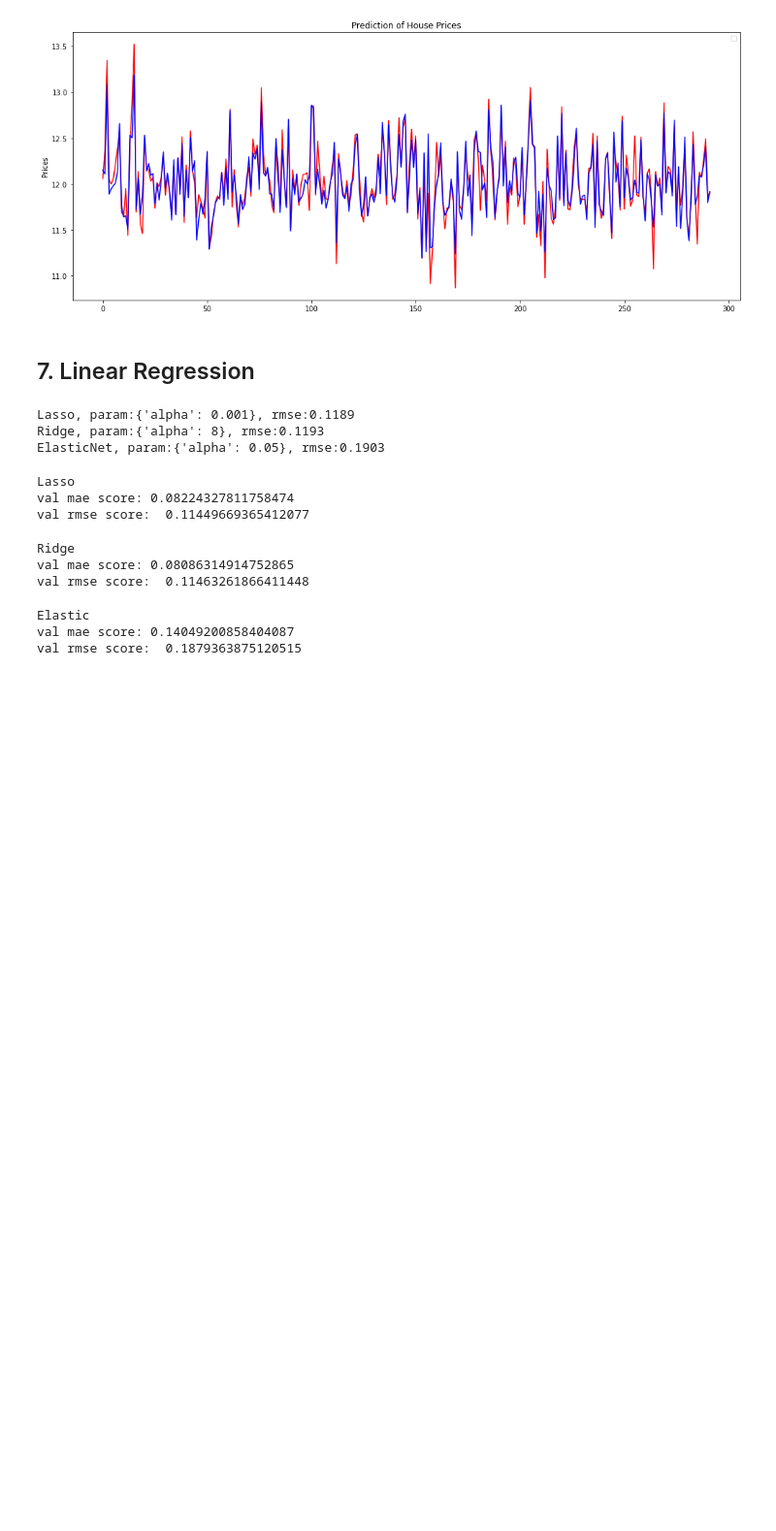
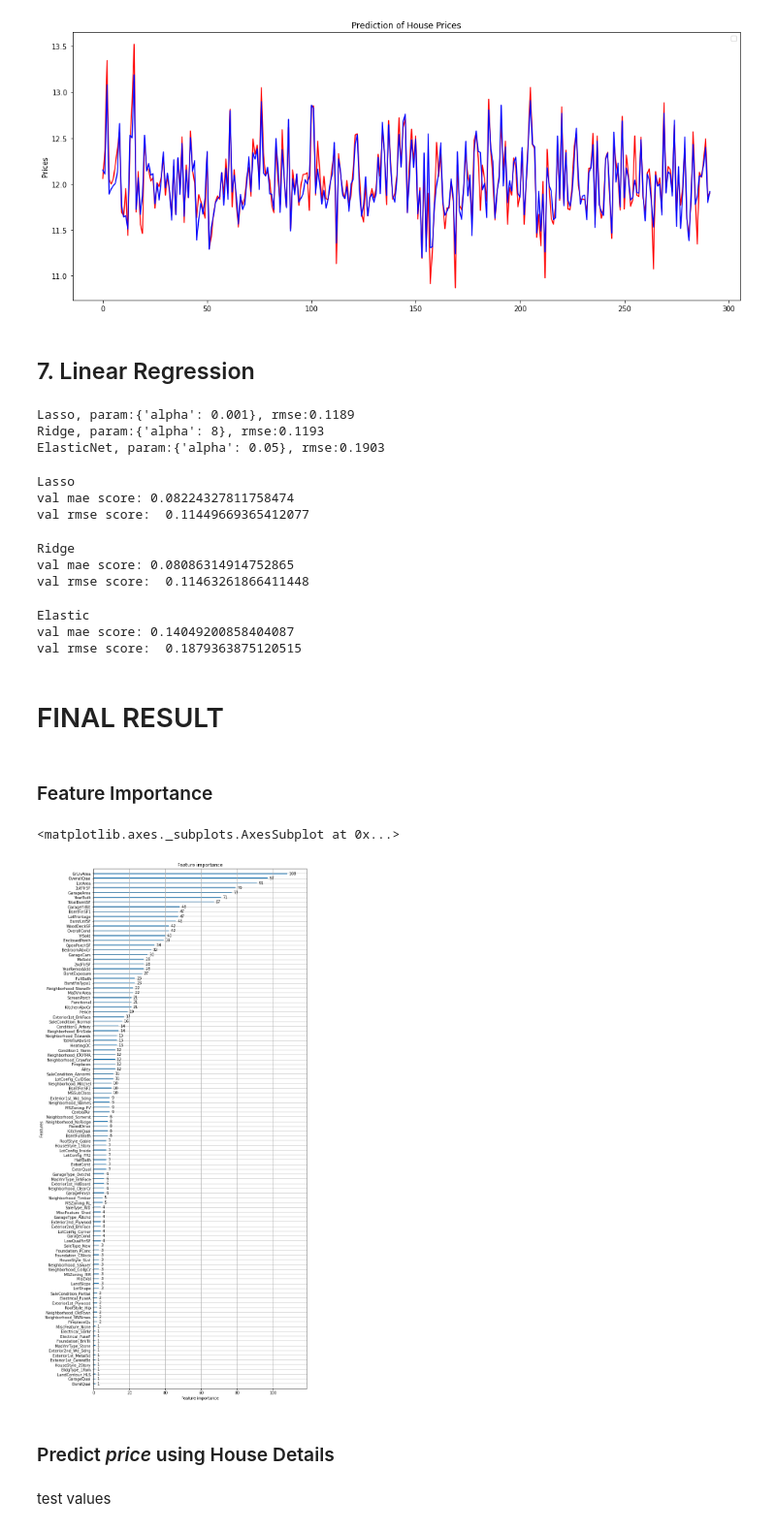
Before and after one commit to sunnyineverywhere/ML_KINML, a Jupyter notebook: House_Price_Prediction.ipynb, the cells around one changed output. Shown at 97% size. Saved outputs shown, nothing was run; the diff lists cells and outputs as text; code cells hidden in the pictures; blank space fills up the shorter version.

Commit message:
✨ feat: add result code

```diff
--- a/House_Price_Prediction.ipynb
+++ b/House_Price_Prediction.ipynb
@@ -626,3 +626,17 @@ print('val rmse score: ', math.sqrt(mean_squared_error(y_test, elastic_pred)))
 Elastic
 val mae score: 0.14049200858404087
 val rmse score:  0.1879363875120515
+# %% [markdown]
+# FINAL RESULT
+# %% [markdown]
+### Feature Importance
+# %%
+fig, ax = plt.subplots(figsize=(10,25))
+lgb.plot_importance(model_lgb2, ax=ax)
+# %% [output]
+<matplotlib.axes._subplots.AxesSubplot at 0x...>
+[figure, added]
+# %% [markdown]
+### Predict *price* using House Details
+# %% [markdown]
+test values
```
Also changed, not shown: parts of 8 cells of this notebook.
